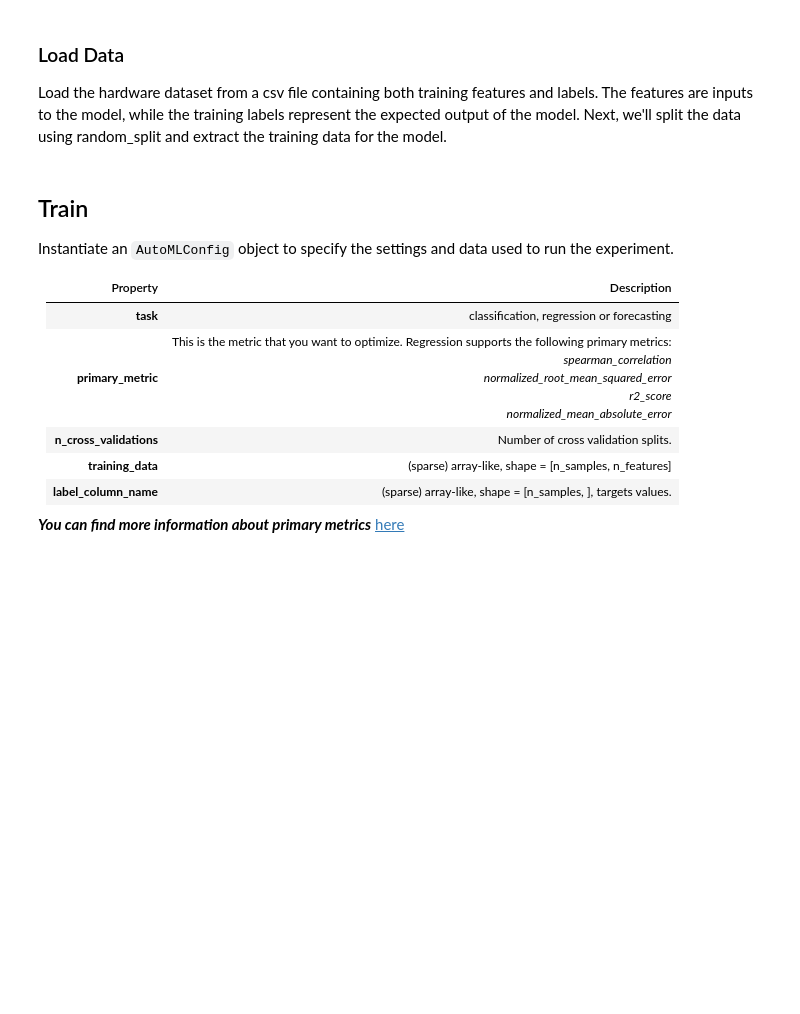
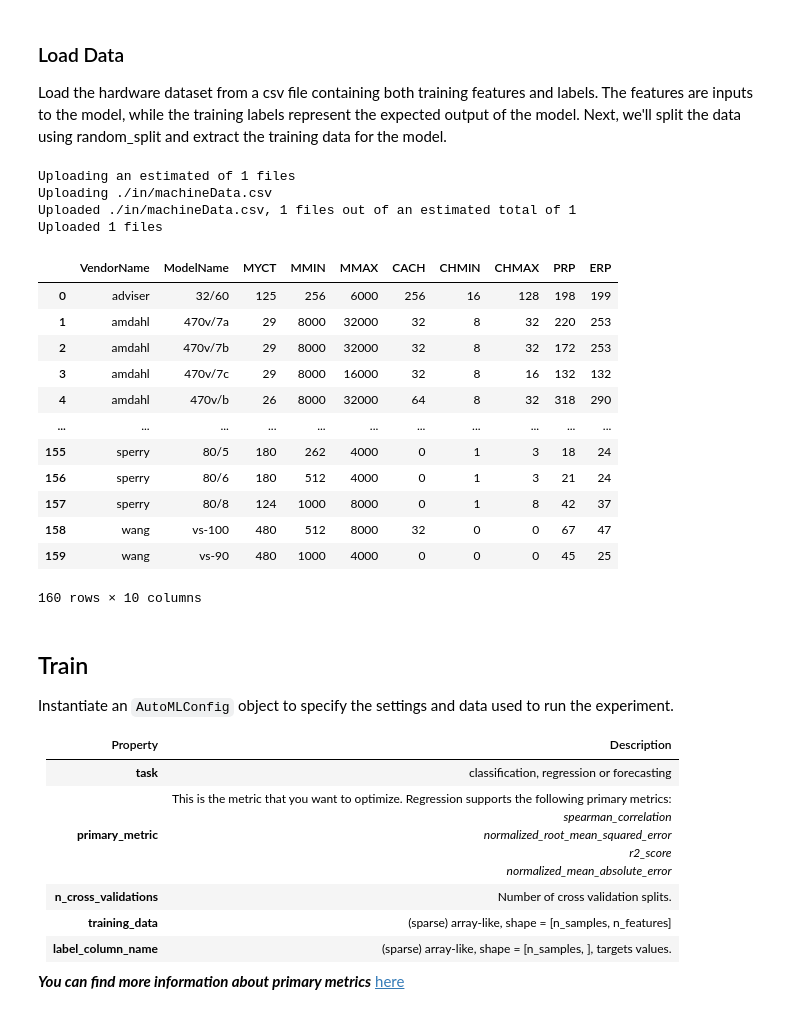
Before and after one commit to pamelon/WarsawDatathon, a Jupyter notebook: azureml_auto_ml_regression_template (1).ipynb, the cells around one changed output. Drawn from its saved outputs; the diff is of its cells as text; code cells hidden in the pictures; blank space fills up the shorter version.

```diff
--- a/azureml_auto_ml_regression_template (1).ipynb
+++ b/azureml_auto_ml_regression_template (1).ipynb
@@ -139,23 +217,42 @@ compute_target.wait_for_completion(show_output=True)
 Load the hardware dataset from a csv file containing both training features and labels. The features are inputs to the model, while the training labels represent the expected output of the model. Next, we'll split the data using random_split and extract the training data for the model.
 # %%
 # data = "https://automlsamplenotebookdata.blob.core.windows.net/automl-sample-notebook-data/machineData.csv"
-filename = "diabetes.csv"
+filename = "machineData.csv"
 data = f"./in/{filename}"
 
 datastore = ws.get_default_datastore()
 datastore.upload_files(files = [data],
                        target_path = '/',
                        overwrite = True,
                        show_progress = True)
 
 dataset = Dataset.Tabular.from_delimited_files(path = [(datastore, f'/{filename}')])
 
 # Split the dataset into train and test datasets
 train_data, test_data = dataset.random_split(percentage=0.8, seed=223)
 
-label = "Y"
+
+label = "PRP"
 
 train_data.to_pandas_dataframe()
+# %% [output]
+Uploading an estimated of 1 files
+Uploading ./in/machineData.csv
+Uploaded ./in/machineData.csv, 1 files out of an estimated total of 1
+Uploaded 1 files
+|  | VendorName | ModelName | MYCT | MMIN | MMAX | CACH | CHMIN | CHMAX | PRP | ERP |
+| 0 | adviser | 32/60 | 125 | 256 | 6000 | 256 | 16 | 128 | 198 | 199 |
+| 1 | amdahl | 470v/7a | 29 | 8000 | 32000 | 32 | 8 | 32 | 220 | 253 |
+| 2 | amdahl | 470v/7b | 29 | 8000 | 32000 | 32 | 8 | 32 | 172 | 253 |
+| 3 | amdahl | 470v/7c | 29 | 8000 | 16000 | 32 | 8 | 16 | 132 | 132 |
+| 4 | amdahl | 470v/b | 26 | 8000 | 32000 | 64 | 8 | 32 | 318 | 290 |
+| ... | ... | ... | ... | ... | ... | ... | ... | ... | ... | ... |
+| 155 | sperry | 80/5 | 180 | 262 | 4000 | 0 | 1 | 3 | 18 | 24 |
+| 156 | sperry | 80/6 | 180 | 512 | 4000 | 0 | 1 | 3 | 21 | 24 |
+| 157 | sperry | 80/8 | 124 | 1000 | 8000 | 0 | 1 | 8 | 42 | 37 |
+| 158 | wang | vs-100 | 480 | 512 | 8000 | 32 | 0 | 0 | 67 | 47 |
+| 159 | wang | vs-90 | 480 | 1000 | 4000 | 0 | 0 | 0 | 45 | 25 |
+160 rows × 10 columns
 # %% [markdown]
 ## Train
 
```
Also changed, not shown: parts of 11 cells of this notebook.
